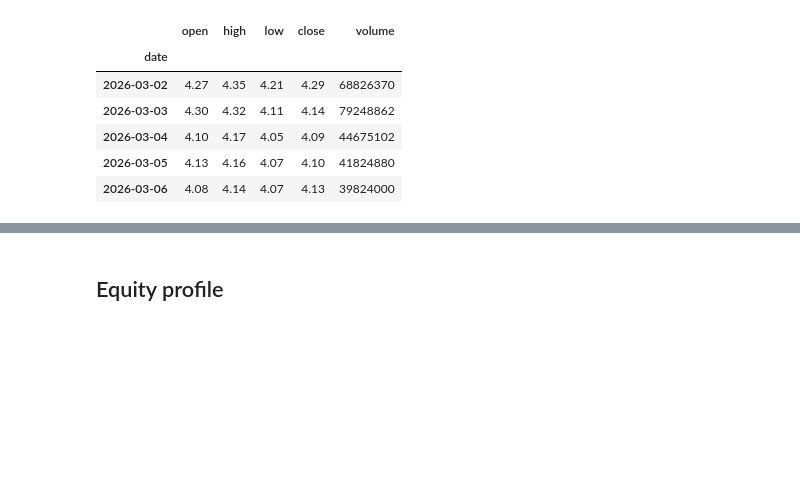
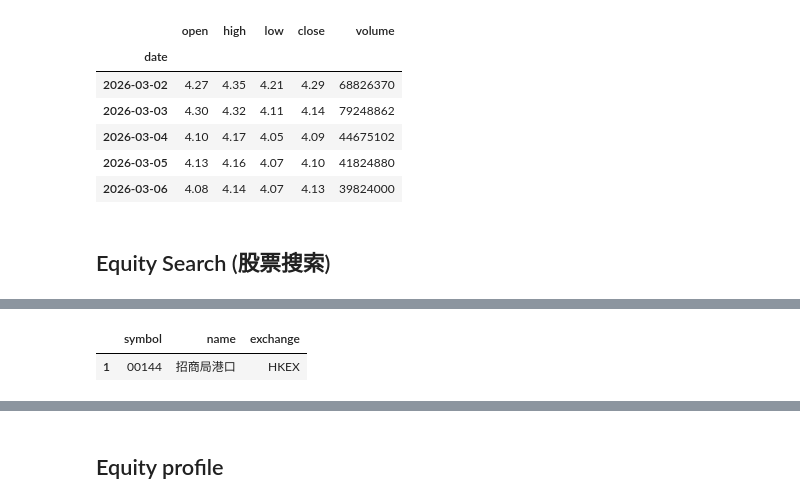
Before and after one commit to finanalyzer/api, a Jupyter notebook: docs/usage.ipynb, the cells around one changed output, grey strips where cells are left out. Saved outputs shown, nothing was run; the diff lists cells and outputs as text; code cells hidden in the pictures; blank space fills up the shorter version.

```diff
--- a/docs/usage.ipynb
+++ b/docs/usage.ipynb
@@ -89,3 +89,10 @@ obb.equity.price.historical(symbol="600325.SS", provider='yfinance', use_cache=T
 | 2026-03-04 | 4.10 | 4.17 | 4.05 | 4.09 | 44675102 |
 | 2026-03-05 | 4.13 | 4.16 | 4.07 | 4.10 | 41824880 |
 | 2026-03-06 | 4.08 | 4.14 | 4.07 | 4.13 | 39824000 |
+# %% [markdown]
+## Equity Search (股票搜索)
+# %%
+symbol_b="00144"
+result = obb.equity.search(query=symbol_b, provider=provider).to_dataframe()
+result[result['symbol'] == symbol_b]
+# %% [output]
@@ -91,0 +101,2 @@ obb.equity.price.historical(symbol="600325.SS", provider='yfinance', use_cache=T
+|  | symbol | name | exchange |
+| 1 | 00144 | 招商局港口 | HKEX |
```
Also changed, not shown: parts of 3 cells of this notebook, 5 other files.
